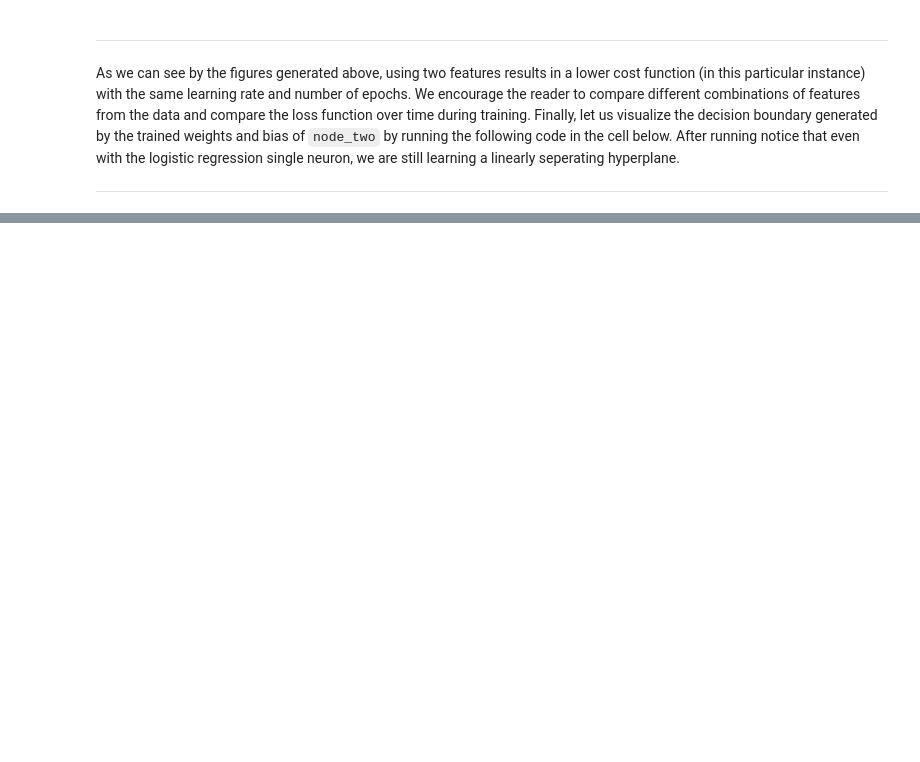
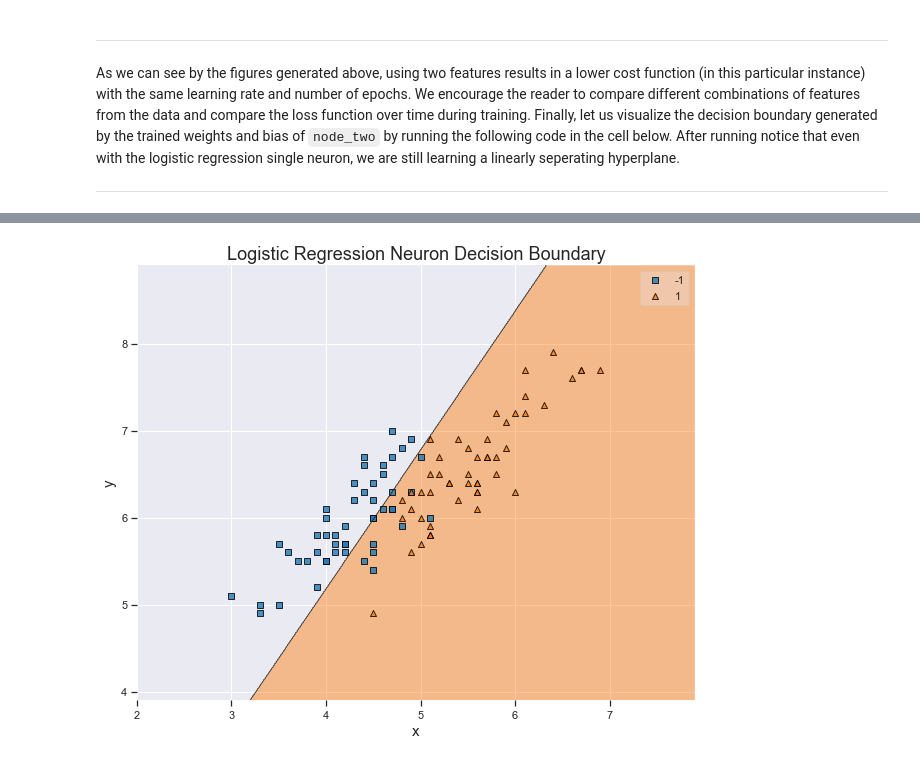
Before and after one commit to RandyRDavila/Data_Science_and_Machine_Learning_Spring_2022, a Jupyter notebook: Lecture_5/Lecture_5_1.ipynb, the cells around one changed output, grey strips where cells are left out. Drawn from its saved outputs; the diff is of its cells as text; code cells hidden in the pictures; blank space fills up the shorter version.

```diff
--- a/Lecture_5/Lecture_5_1.ipynb
+++ b/Lecture_5/Lecture_5_1.ipynb
@@ -485,24 +538,26 @@ node_two.plot_decision_boundary(X_two, y)
 # %%
 def sign(z):
     return np.sign(z)
 
 def MSE(y_hat, y):
     return .5*(y_hat - y)**2
 
 # Instantiate a new single neuron.
 node_three = SingleNeuron(sign, MSE)
 
 # Create a numpy.ndarray of petal length and sepal length values for
 # the versicolor and virginica flowers, respectively.
 X_three = df.iloc[50:][["petal_length", "sepal_length"]].values
 
-y_three = np.where(df.iloc[50:]["species"] == "versicolor", 0, 1)
+y_three = np.where(df.iloc[50:]["species"] == "versicolor", -1, 1)
 
 
 # Train the new single neuron model on the new feature vectors.
-node_three.train(X_three, y_three, alpha = 0.001, epochs = 20_000)
+node_three.train(X_three, y_three, alpha = 0.001, epochs = 5_000)
 
 node_three.plot_decision_boundary(X_three, y_three)
 plt.show()
+# %% [output]
+[figure, added]
 # %%
 node_three.plot_cost_function()
```
Also changed, not shown: parts of 16 cells of this notebook, 13 other files.
